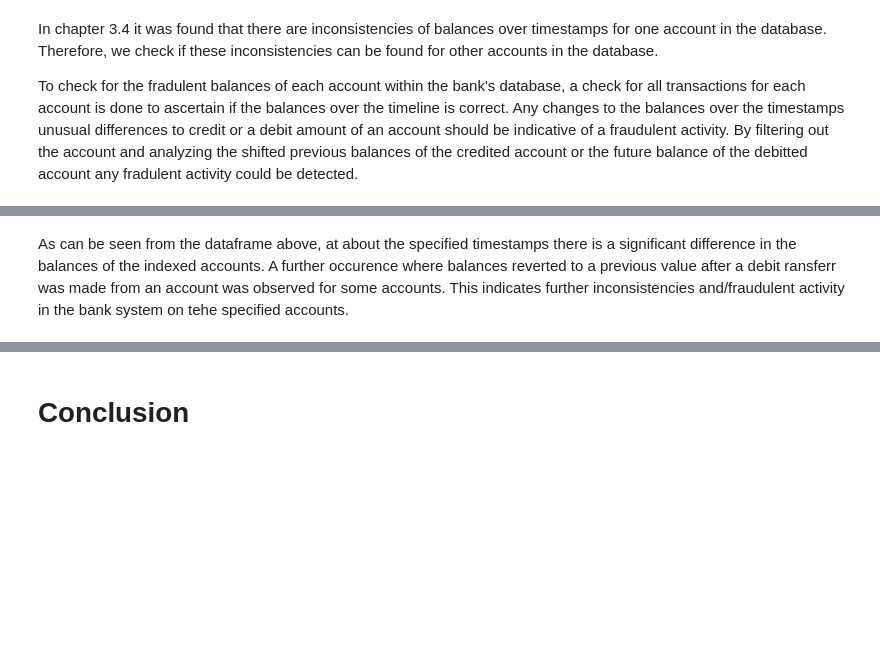
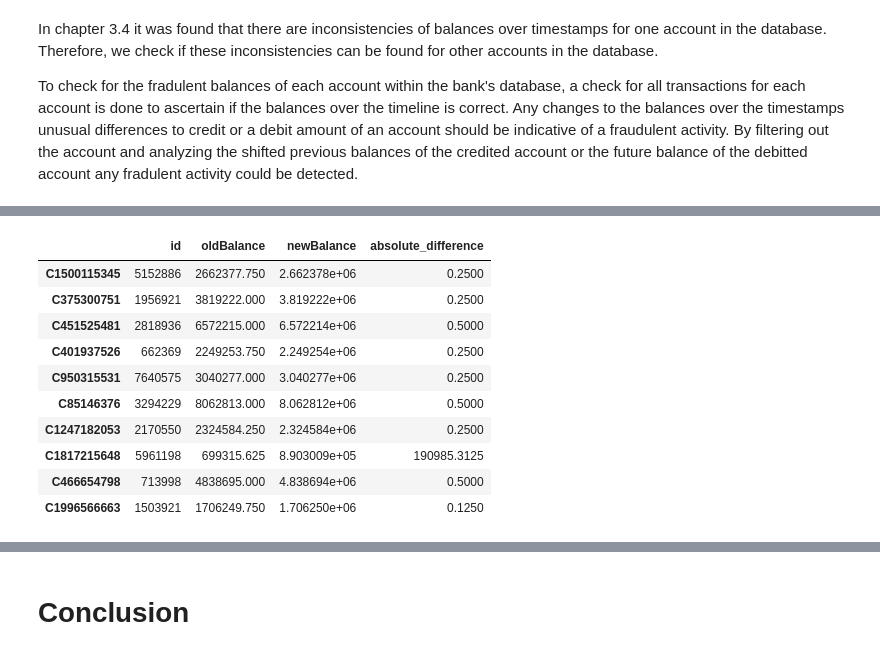
Before and after one commit to eboateng/FoDA, a Jupyter notebook: Assignment 1/Assignment1_group2.ipynb, the cells around one changed output, grey strips where cells are left out. Drawn from its saved outputs; the diff is of its cells as text; code cells hidden in the pictures; blank space fills up the shorter version.

```diff
--- a/Assignment 1/Assignment1_group2.ipynb
+++ b/Assignment 1/Assignment1_group2.ipynb
@@ -407,3 +616,11 @@ To check for the fradulent balances of each account within the bank's database,
+# %%
+# Find all locations where at least two transactions are carried out and filter then into a list
+accountsDest = df.nameDest.value_counts().loc[lambda x: x>=2].index.tolist()
+accountsOrig = df.nameOrig.value_counts().loc[lambda x: x>=2].index.tolist()
+
+mergedList = list(set(accountsDest + accountsOrig))
+index = mergedList.index('C52983754')
+Acc_C52983754 = mergedList.pop(index)
 # %%
 fr = {} #empty dictionary for fraudulent accounts
 
@@ -488,2 +676,16 @@ extract
-# %% [markdown]
-As can be seen from the dataframe above, at about the specified timestamps there is a significant difference in the balances of the indexed accounts. A further occurence where balances reverted to a previous value after a debit ransferr was made from an account was observed for some accounts. This indicates further inconsistencies and/fraudulent activity in the bank system on tehe specified accounts.
+# %%
+transaction_df = pd.DataFrame.from_dict(fr, orient='index')
+transaction_df.columns= ['id','oldBalance', 'newBalance', 'absolute_difference']
+transaction_df.head(11)
+# %% [output]
+|  | id | oldBalance | newBalance | absolute_difference |
+| C1500115345 | 5152886 | 2662377.750 | 2.662378e+06 | 0.2500 |
+| C375300751 | 1956921 | 3819222.000 | 3.819222e+06 | 0.2500 |
+| C451525481 | 2818936 | 6572215.000 | 6.572214e+06 | 0.5000 |
+| C401937526 | 662369 | 2249253.750 | 2.249254e+06 | 0.2500 |
+| C950315531 | 7640575 | 3040277.000 | 3.040277e+06 | 0.2500 |
+| C85146376 | 3294229 | 8062813.000 | 8.062812e+06 | 0.5000 |
+| C1247182053 | 2170550 | 2324584.250 | 2.324584e+06 | 0.2500 |
+| C1817215648 | 5961198 | 699315.625 | 8.903009e+05 | 190985.3125 |
+| C466654798 | 713998 | 4838695.000 | 4.838694e+06 | 0.5000 |
+| C1996566663 | 1503921 | 1706249.750 | 1.706250e+06 | 0.1250 |
```
Also changed, not shown: parts of 38 cells of this notebook.
